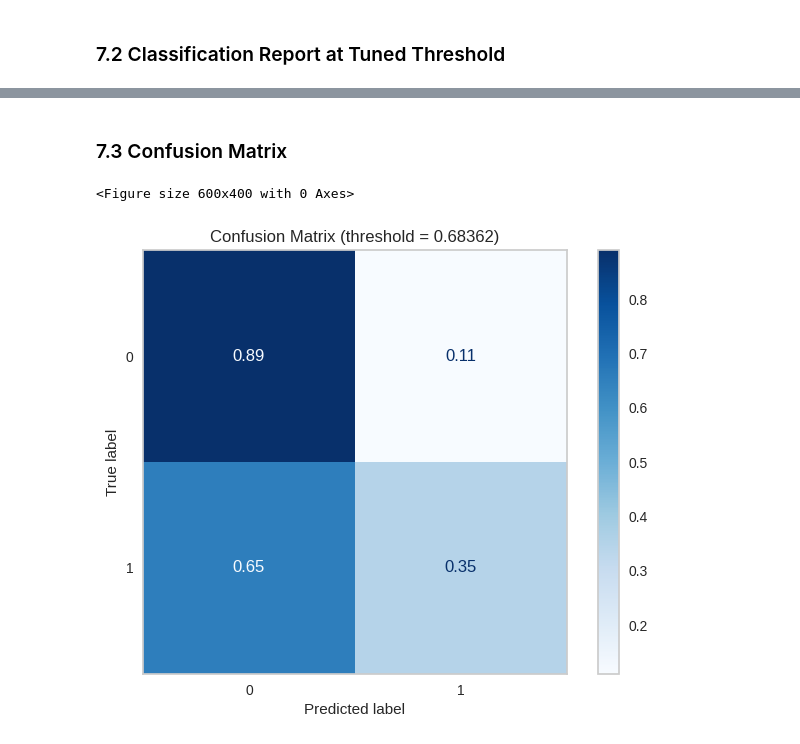
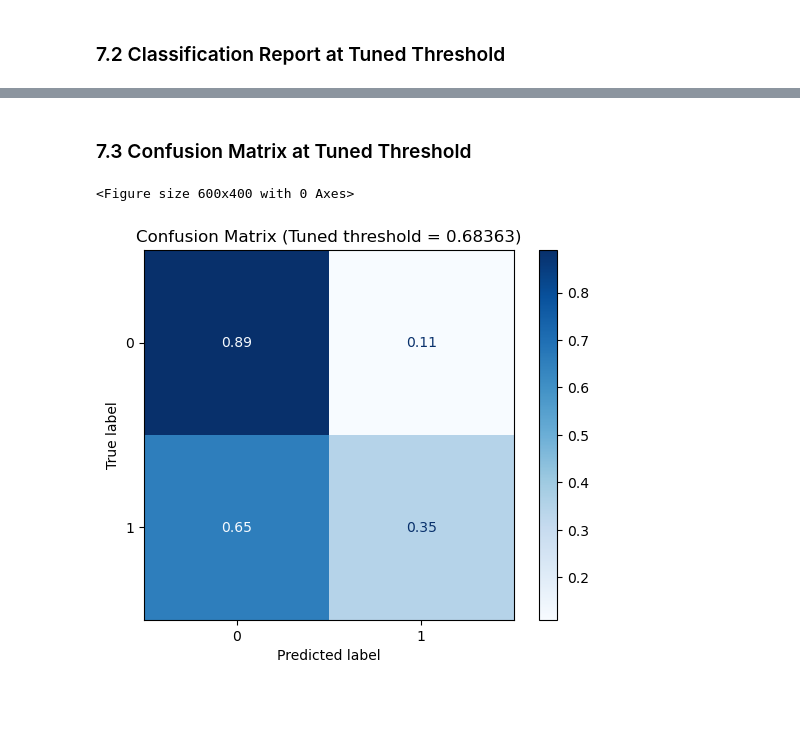
Before and after one commit to shaolinpat/brfss_diabetes_modeling, a Jupyter notebook: notebooks/00_logistic_regression_all_years.ipynb, the cells around one changed output, grey strips where cells are left out. Drawn from its saved outputs; the diff is of its cells as text; code cells hidden in the pictures; blank space fills up the shorter version.

Commit message:
Add images, test, and notebook updates

```diff
--- a/notebooks/00_logistic_regression_all_years.ipynb
+++ b/notebooks/00_logistic_regression_all_years.ipynb
@@ -100,0 +238,37 @@ plt.show()
+# %%
+# Make sure 'year' is an integer
+df_all["year"] = df_all["year"].astype(int)
+
+# Total counts per year for normalization
+total_counts = df_all.groupby("year")["diabetes"].count()
+
+# Plot
+plt.figure(figsize=(8, 5))
+ax = sns.countplot(data=df_all, x="year", hue="diabetes", palette="muted")
+
+# Annotate bars with percentages
+xtick_labels = [tick.get_text() for tick in ax.get_xticklabels()]
+for bar in ax.patches:
+    height = bar.get_height()
+    if height == 0:
+        continue  # Skip invisible bars
+
+    x = bar.get_x() + bar.get_width() / 2
+    tick_idx = int(round(x))
+    if 0 <= tick_idx < len(xtick_labels):
+        year_label = int(xtick_labels[tick_idx])
+        total = total_counts.get(year_label)
+        if total:
+            percent = height / total * 100
+            ax.annotate(f"{percent:.1f}%",
+                        xy=(x, height),
+                        ha='center', va='bottom', fontsize=9, color="black")
+
+# Labels and title
+plt.title("Diabetes Prevalence by Year", fontsize=14)
+plt.xlabel("Year")
+plt.ylabel("Count")
+plt.legend(title="Diabetes")
+plt.tight_layout()
+plt.savefig(image_dir / "diabetes_by_year.png", dpi=300)
+plt.show()
@@ -263,16 +505,14 @@ viz.show()
 # %% [markdown]
-### 7.3 Confusion Matrix
+### 7.3 Confusion Matrix at Tuned Threshold
 # %%
-y_pred_thresh = (y_probs >= tuned_threshold).astype(int)
-
 cm = confusion_matrix(y_test, y_pred_thresh, normalize="true")
 plt.figure(figsize=(6, 4))
 disp = ConfusionMatrixDisplay(confusion_matrix=cm)
 disp.plot(cmap="Blues", values_format=".2f")
-plt.title(f"Confusion Matrix (threshold = {tuned_threshold:.5f})")
+plt.title(f"Confusion Matrix (Tuned threshold = {tuned_threshold:.5f})")
 plt.grid(False)
-plt.savefig("../reports/logistic_confusion_matrix.png")
+plt.savefig(image_dir / "confusion_matrix_tuned.png")
 plt.show();
 # %% [output]
 <Figure size 600x400 with 0 Axes>
-[figure, old version]
+[figure, new version]
```
Also changed, not shown: parts of 60 cells of this notebook, 22 other files.
